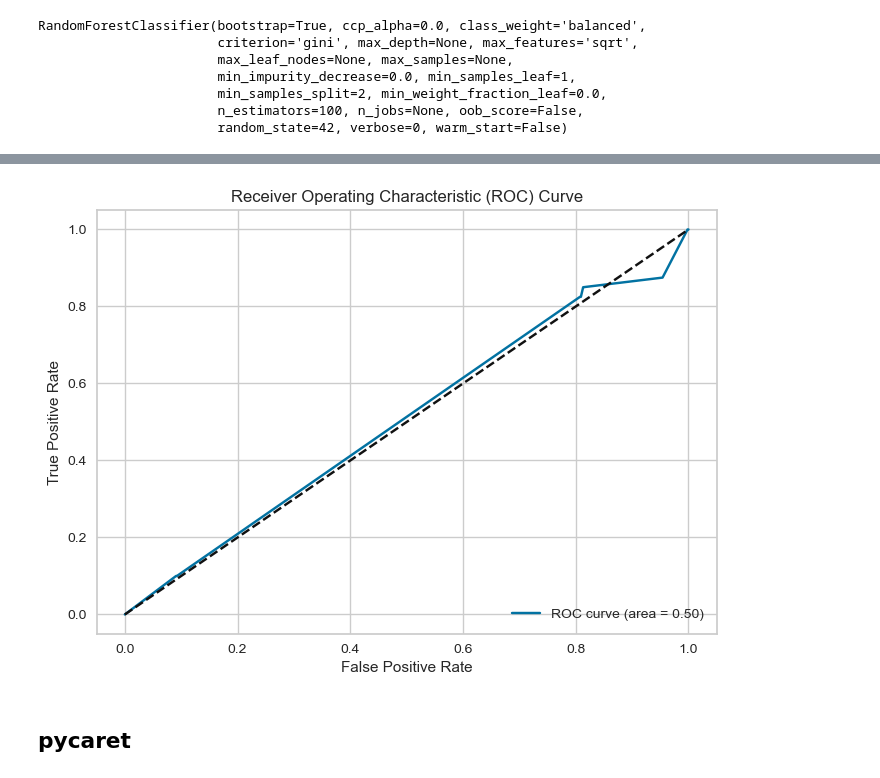
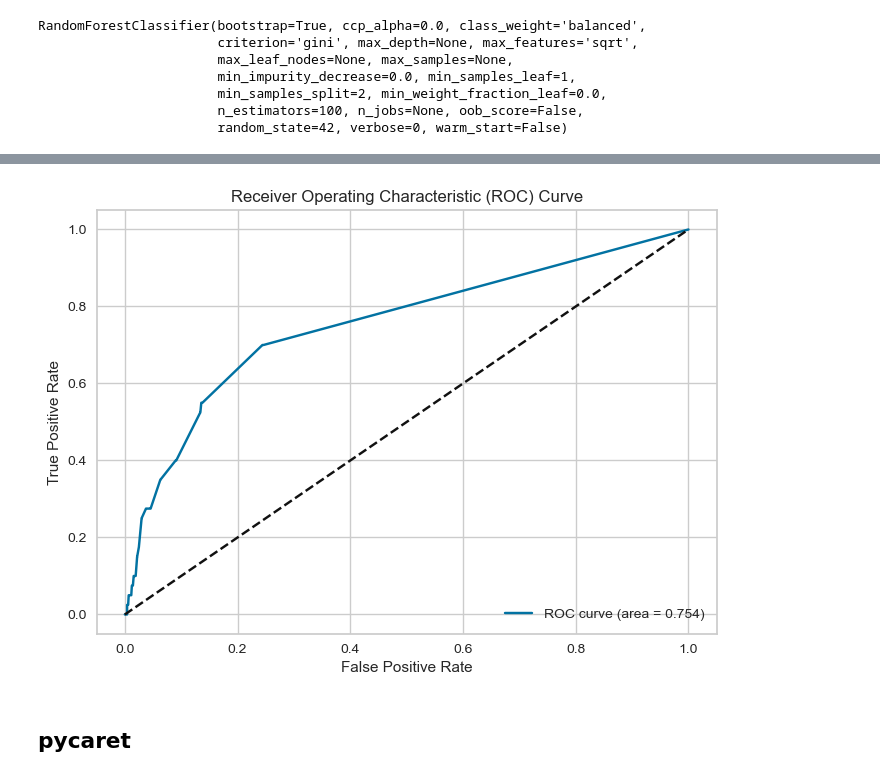
Before and after one commit to passion3659/ssd-failure, a Jupyter notebook: MA1.ipynb, the cells around one changed output, grey strips where cells are left out. Cells and saved outputs as stored; diff of their text form; code cells hidden in the pictures.

```diff
--- a/MA1.ipynb
+++ b/MA1.ipynb
@@ -98,23 +101,23 @@ print(cm)
 # %%
 import matplotlib.pyplot as plt
 from sklearn.metrics import roc_curve, auc
 
-y_pred_prob = clf.predict_proba(X_test)[:, 1]
+y_pred_prob = clf.predict_proba(X_test_scaled)[:, 1]
 
 # ROC 커브 생성
 fpr, tpr, thresholds = roc_curve(y_test, y_pred_prob)
 roc_auc = auc(fpr, tpr)
 
 # ROC 커브를 그리기 위한 점들을 출력합니다.
-plt.plot(fpr, tpr, label='ROC curve (area = %0.2f)' % roc_auc)
+plt.plot(fpr, tpr, label='ROC curve (area = %0.3f)' % roc_auc)
 plt.plot([0, 1], [0, 1], 'k--')  # 기준선 (diagonal)
 plt.xlabel('False Positive Rate')
 plt.ylabel('True Positive Rate')
 plt.title('Receiver Operating Characteristic (ROC) Curve')
 plt.legend(loc='lower right')
 plt.show()
 # %% [output]
-[figure, old version]
+[figure, new version]
 # %% [markdown]
 ## pycaret
 # %%
```
Also changed, not shown: parts of 2 cells of this notebook.
